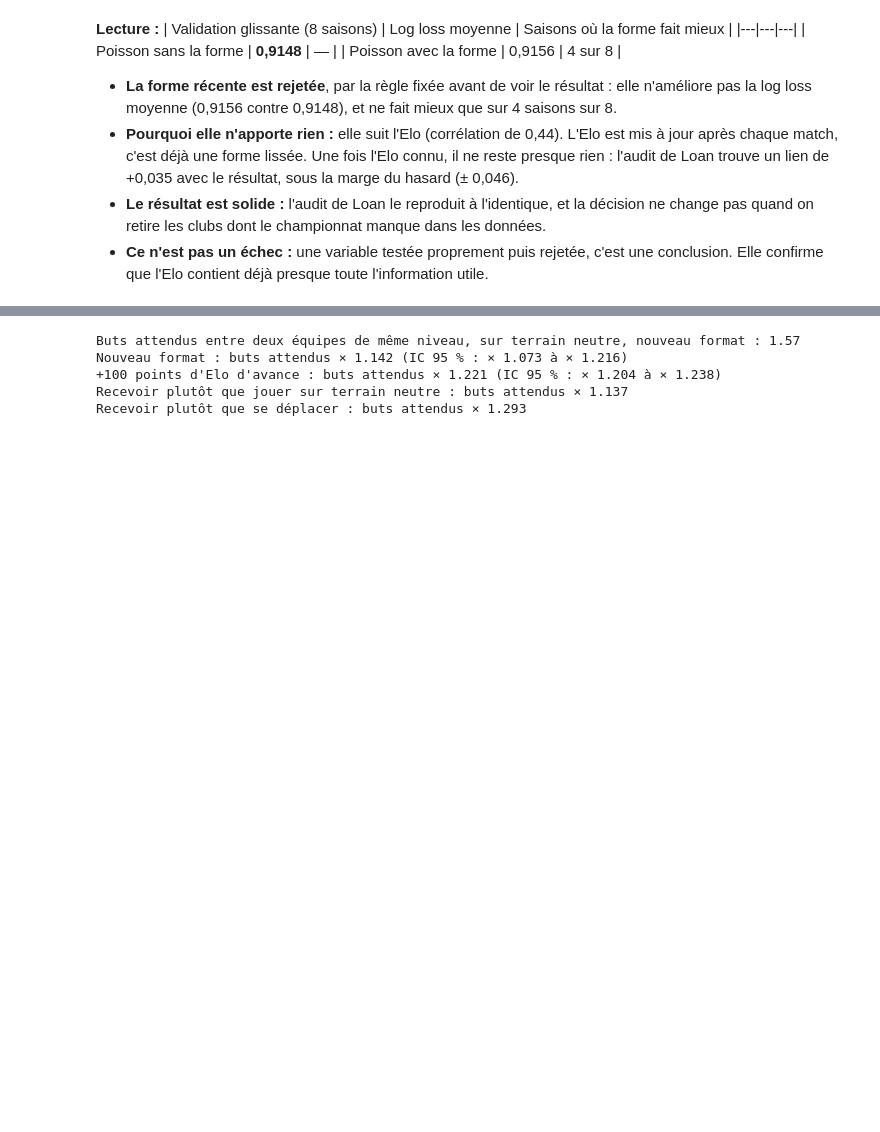
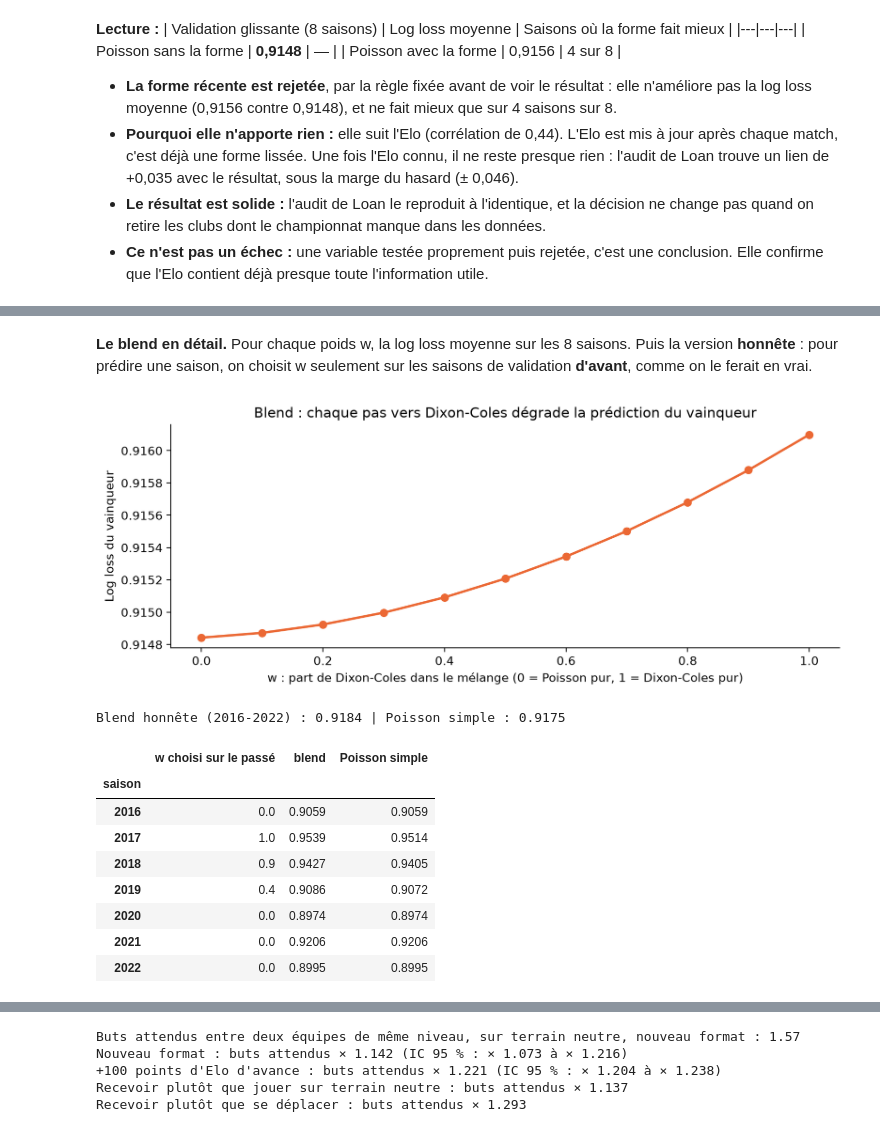
Before and after one commit to moussa197/CHAMPIONS-, a Jupyter notebook: analyse/MODEL_POISSON.ipynb, the cells around one changed output, grey strips where cells are left out. Cells and saved outputs as stored; diff of their text form; code cells hidden in the pictures; blank space fills up the shorter version.

```diff
--- a/analyse/MODEL_POISSON.ipynb
+++ b/analyse/MODEL_POISSON.ipynb
@@ -166,6 +168,10 @@ def lignes_equipes(d):
         'terrain': np.concatenate([terrain, -terrain]),
         'nouveau_format': np.concatenate([nouveau, nouveau]),       # le format joue pareil pour les deux équipes
     })
+    lignes['ecart2_100'] = np.concatenate([ecart ** 2, ecart ** 2])          # fine-tuning : même valeur pour les deux équipes
+    if 'elimination_directe' in d:                                             # fine-tuning : terrain propre à l'élimination directe
+        elim = d['elimination_directe'].to_numpy().astype(int)
+        lignes['terrain_elim'] = np.concatenate([terrain * elim, -terrain * elim])
     if 'ecart_forme_5' in d:
         forme = d['ecart_forme_5'].to_numpy()
         lignes['ecart_forme_5'] = np.concatenate([forme, -forme])
@@ -817,0 +987,37 @@ Décision : on REJETTE la forme récente
+# %% [markdown]
+**Le blend en détail.** Pour chaque poids w, la log loss moyenne sur les 8 saisons. Puis la version **honnête** : pour prédire une saison, on choisit w seulement sur les saisons de validation **d'avant**, comme on le ferait en vrai.
+# %%
+blend = pd.DataFrame(lignes_blend)
+courbe = blend.groupby('w').apply(lambda t: moyenne_ponderee(t, ['log loss du vainqueur', 'log loss des scores']))
+
+honnete = []
+for saison in list(SAISONS_VALIDATION)[1:]:
+    passe = blend[blend['saison'] < saison].groupby('w').apply(lambda t: np.average(t['log loss du vainqueur'], weights=t['matchs']))
+    w = passe.idxmin()
+    honnete.append({'saison': saison, 'w choisi sur le passé': w,
+                    'blend': blend[(blend['saison'] == saison) & np.isclose(blend['w'], w)]['log loss du vainqueur'].iloc[0],
+                    'Poisson simple': par_saison_pistes.loc[saison, REFERENCE]})
+honnete = pd.DataFrame(honnete).set_index('saison')
+
+fig, ax = plt.subplots(figsize=(9, 3.6))
+ax.plot(courbe.index, courbe['log loss du vainqueur'], marker='o', color=ORANGE, linewidth=2)
+ax.set_xlabel('w : part de Dixon-Coles dans le mélange (0 = Poisson pur, 1 = Dixon-Coles pur)')
+ax.set_ylabel('Log loss du vainqueur')
+ax.set_title('Blend : chaque pas vers Dixon-Coles dégrade la prédiction du vainqueur')
+ax.spines[['top', 'right']].set_visible(False)
+plt.tight_layout()
+plt.show()
+print(f"Blend honnête (2016-2022) : {honnete['blend'].mean():.4f} | Poisson simple : {honnete['Poisson simple'].mean():.4f}")
+honnete.round(4)
+# %% [output]
+[figure, added]
+Blend honnête (2016-2022) : 0.9184 | Poisson simple : 0.9175
+|  | w choisi sur le passé | blend | Poisson simple |
+| saison |  |  |  |
+| 2016 | 0.0 | 0.9059 | 0.9059 |
+| 2017 | 1.0 | 0.9539 | 0.9514 |
+| 2018 | 0.9 | 0.9427 | 0.9405 |
+| 2019 | 0.4 | 0.9086 | 0.9072 |
+| 2020 | 0.0 | 0.8974 | 0.8974 |
+| 2021 | 0.0 | 0.9206 | 0.9206 |
+| 2022 | 0.0 | 0.8995 | 0.8995 |
```
Also changed, not shown: parts of 13 cells of this notebook.
